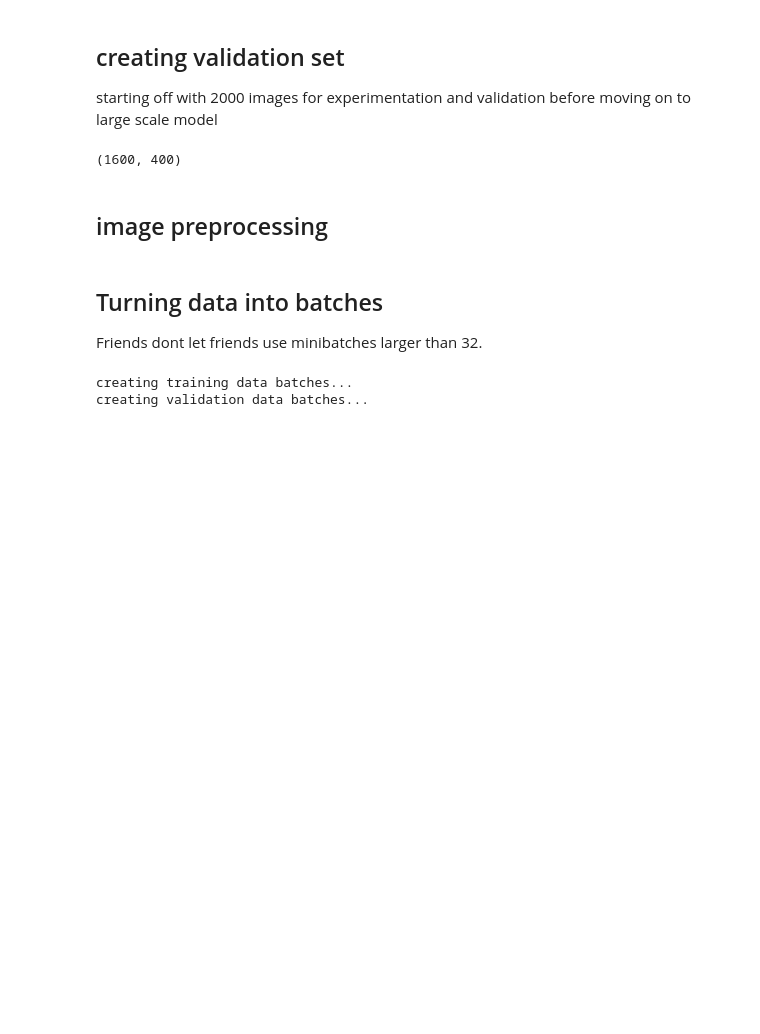
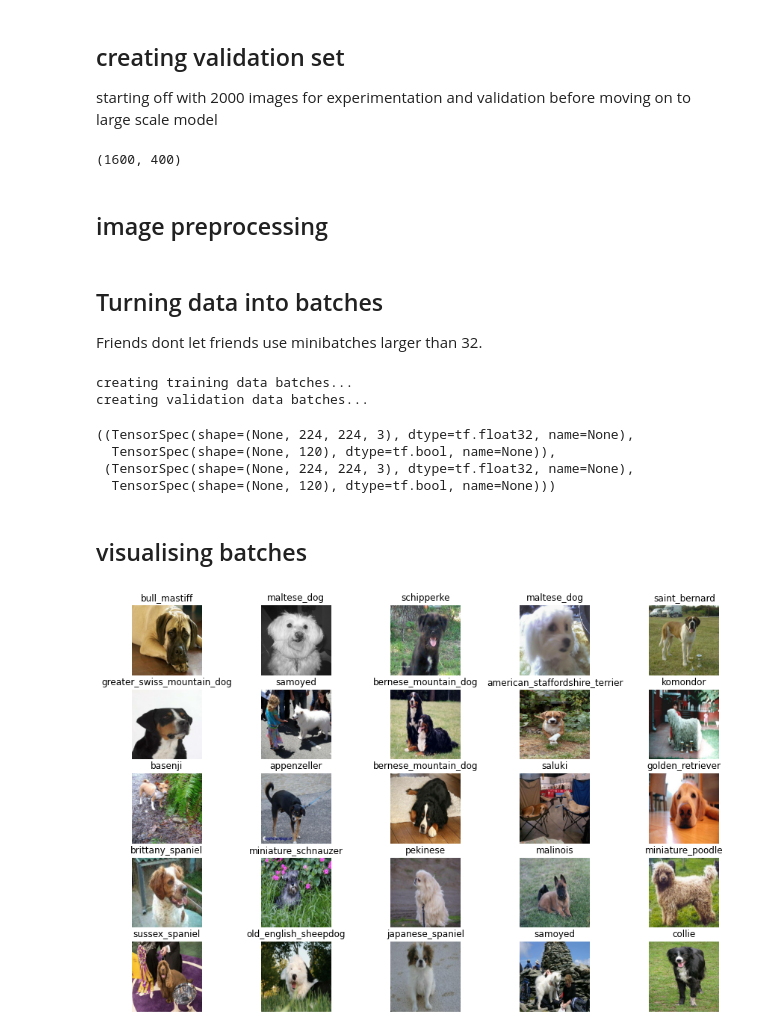
Before and after one commit to cecxli/dog_vision, a Jupyter notebook: dog_vision.ipynb, the cells around one changed output. Saved outputs shown, nothing was run; the diff lists cells and outputs as text; code cells hidden in the pictures; blank space fills up the shorter version.

```diff
--- a/dog_vision.ipynb
+++ b/dog_vision.ipynb
@@ -159,7 +159,7 @@ def get_image_label(image_path, label):
 BATCH_SIZE = 32
 
 
-def create_data_batches(X, y = None, batch_size = BATCH_SIZE, valid_data = False, test_data = False):
+def create_data_batches(x, y = None, batch_size = BATCH_SIZE, valid_data = False, test_data = False):
     '''
     creates data batches fom X images and y label pairs.
     shuffles data when it's training data and doesn't when it's validation data.
@@ -168,23 +168,23 @@ def create_data_batches(X, y = None, batch_size = BATCH_SIZE, valid_data = False
 
     if test_data:
         print('creating test data batches...')
-        data = tf.data.Dataset.from_tensor_slices((tf.constant(X)))
+        data = tf.data.Dataset.from_tensor_slices((tf.constant(x)))
         data_batch = data.map(process_image).batch(BATCH_SIZE)
         return data_batch
 
     elif valid_data:
         print('creating validation data batches...')
-        data = tf.data.Dataset.from_tensor_slices((tf.constant(X),
+        data = tf.data.Dataset.from_tensor_slices((tf.constant(x),
                                                    tf.constant(y)))
-        data_batch = data.map(process_image).batch(BATCH_SIZE)
+        data_batch = data.map(get_image_label).batch(BATCH_SIZE)
         return data_batch
 
     else:
         print('creating training data batches...')
 
-        data = tf.data.Dataset.from_tensor_slices((tf.constant(X), # filepaths
+        data = tf.data.Dataset.from_tensor_slices((tf.constant(x), # filepaths
                                                    tf.constant(y))) # labels
-        data = data.shuffle(buffer_size=len(X))
+        data = data.shuffle(buffer_size=len(x))
         data = data.map(get_image_label)
         data_batch = data.batch(BATCH_SIZE)
     return data_batch
@@ -194,3 +194,29 @@ val_data = create_data_batches(X_val, y_val, valid_data = True)
 # %% [output]
 creating training data batches...
 creating validation data batches...
+# %%
+train_data.element_spec, val_data.element_spec
+# %% [output]
+((TensorSpec(shape=(None, 224, 224, 3), dtype=tf.float32, name=None),
+  TensorSpec(shape=(None, 120), dtype=tf.bool, name=None)),
+ (TensorSpec(shape=(None, 224, 224, 3), dtype=tf.float32, name=None),
+  TensorSpec(shape=(None, 120), dtype=tf.bool, name=None)))
+# %% [markdown]
+## visualising batches
+# %%
+import matplotlib.pyplot as plt
+
+def show_images(images, labels, num_img):
+
+    plt.figure(figsize=(15,10))
+
+    for i in range(num_img):
+        ax = plt.subplot(5, 5, i+1)
+        plt.imshow(images[i])
+        plt.title(unique_breeds[labels[i].argmax()])
+        plt.axis('off')
+# %%
+train_images, train_labels = next(train_data.as_numpy_iterator())
+show_images(train_images,train_labels, 25)
+# %% [output]
+[figure, added]
```
Also changed, not shown: parts of 8 cells of this notebook.
